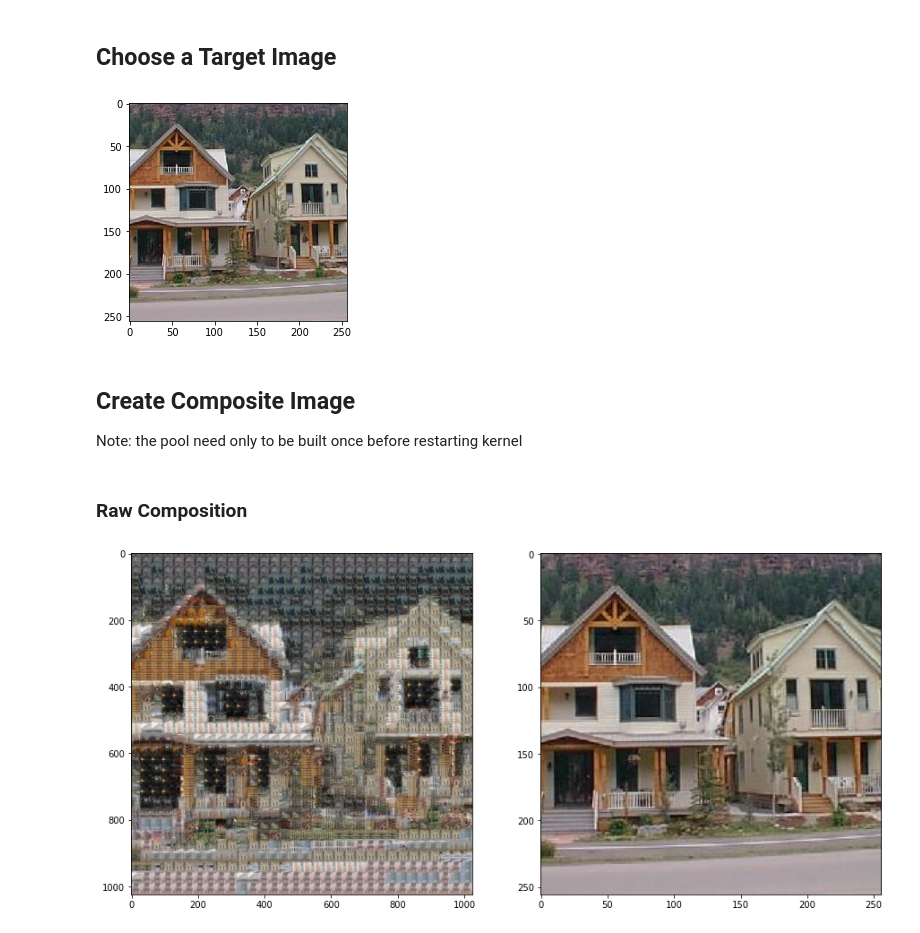
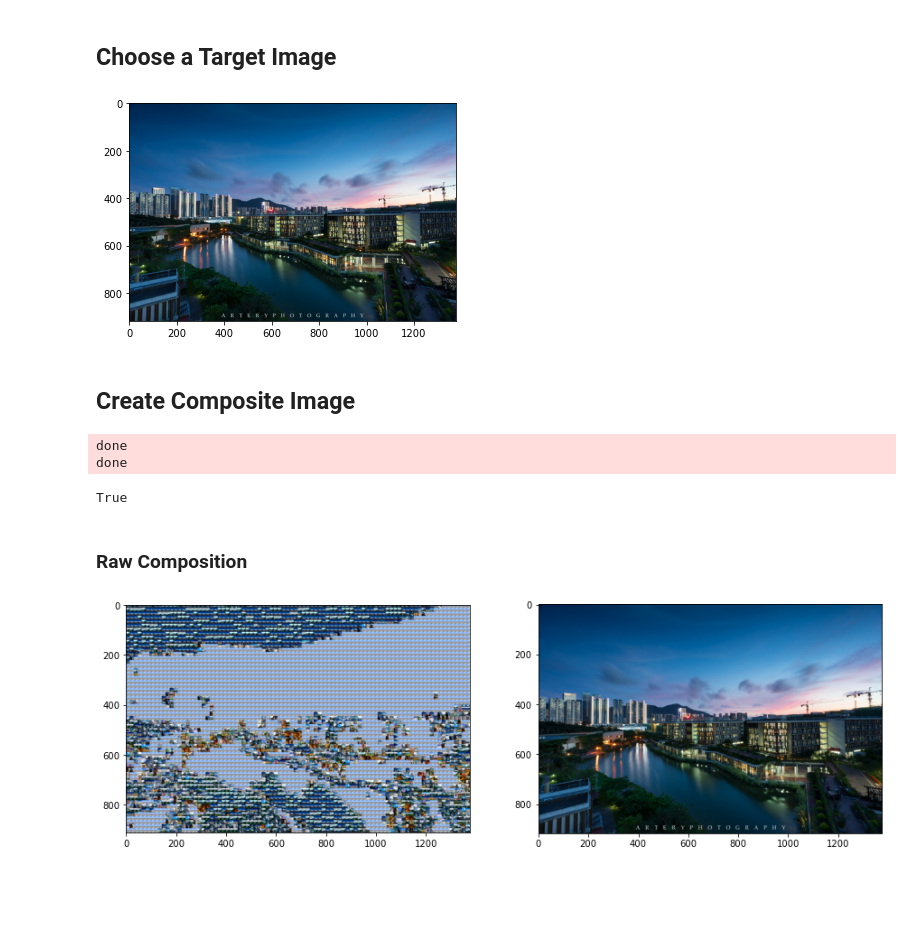
Before and after one commit to silvery107/fast-photo-mosaic, a Jupyter notebook: quick_start.ipynb, the cells around one changed output. Drawn from its saved outputs; the diff is of its cells as text; code cells hidden in the pictures; blank space fills up the shorter version.

```diff
--- a/quick_start.ipynb
+++ b/quick_start.ipynb
@@ -20,26 +19,34 @@ with open(DATA_pth+types[0]+".txt","r") as f_txt:
 # %% [markdown]
 ## Choose a Target Image
 # %%
-img_target = cv2.imread(data_list[199])
+target_img_pth = os.path.join(COM_pth,"target_2.jpg")
+img_target = cv2.imread(target_img_pth)
 plt.imshow(img_target[:,:,::-1])
 plt.show()
 # %% [output]
-[figure, old version]
+[figure, new version]
-# %% [markdown]
-## Create Composite Image
-Note: the pool need only to be built once before restarting kernel
+# %% [markdown]
+## Create Composite Image
 # %%
-tiles = (32,32)
-img_composite = get_composite(img_target,data_list,tiles,type=types[0])
+tiles = (16,16)
+img_composited = main(target_img_pth,tiles,types)
+# img_composite = get_composite(img_target,data_list,tiles,type=types[0])
+# %% [output]
+done
+done
+# %%
+cv2.imwrite(COM_pth+"mosaic_"+"target_2.jpg",img_composited)
+# %% [output]
+True
 # %% [markdown]
 ### Raw Composition
 # %%
 # raw composite
 plt.figure(figsize=(15,15))
 plt.subplot(1,2,1)
-plt.imshow(img_composite[:,:,::-1])
+plt.imshow(img_composited[:,:,::-1])
 plt.subplot(1,2,2)
 plt.imshow(img_target[:,:,::-1])
 plt.show()
 # %% [output]
-[figure, old version]
+[figure, new version]
```
Also changed, not shown: parts of 3 cells of this notebook, 9 other files.
